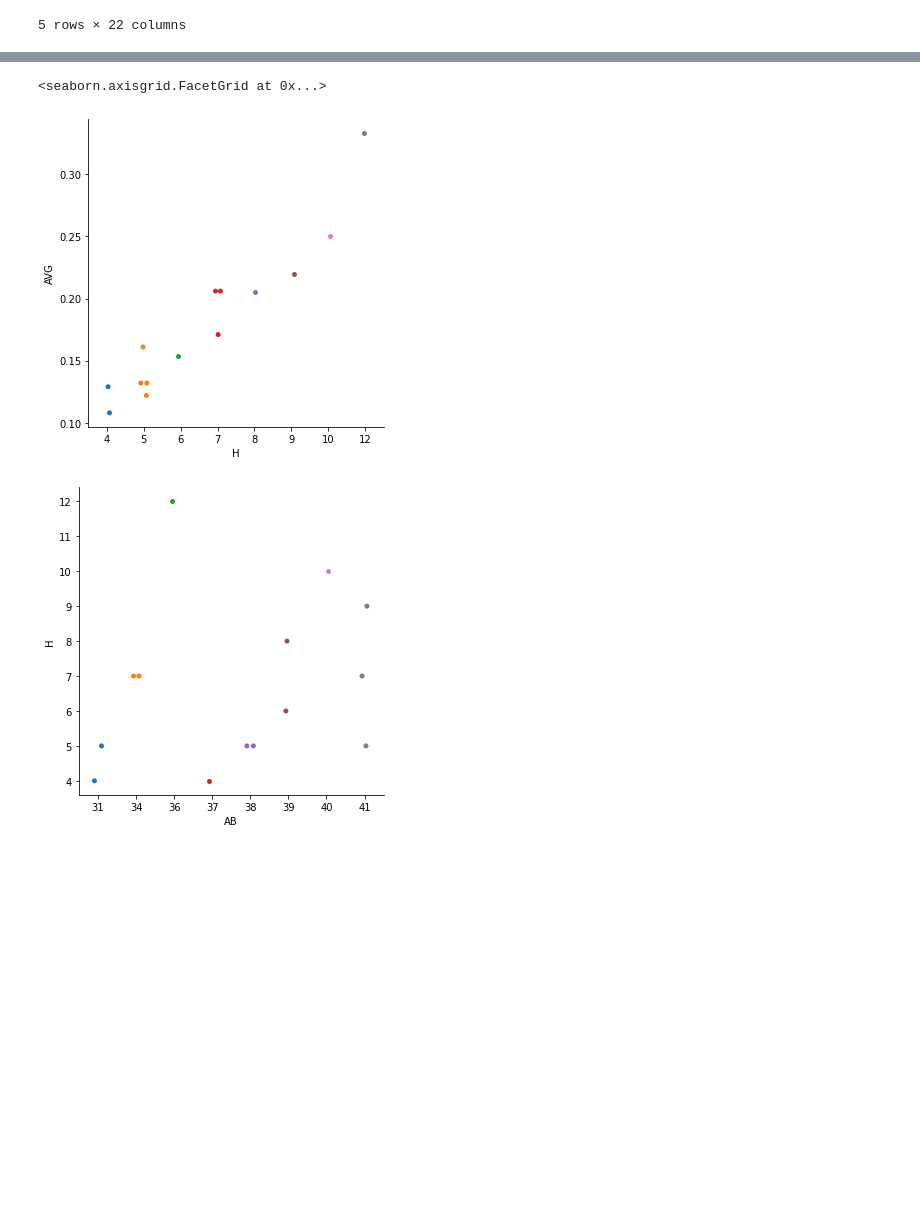
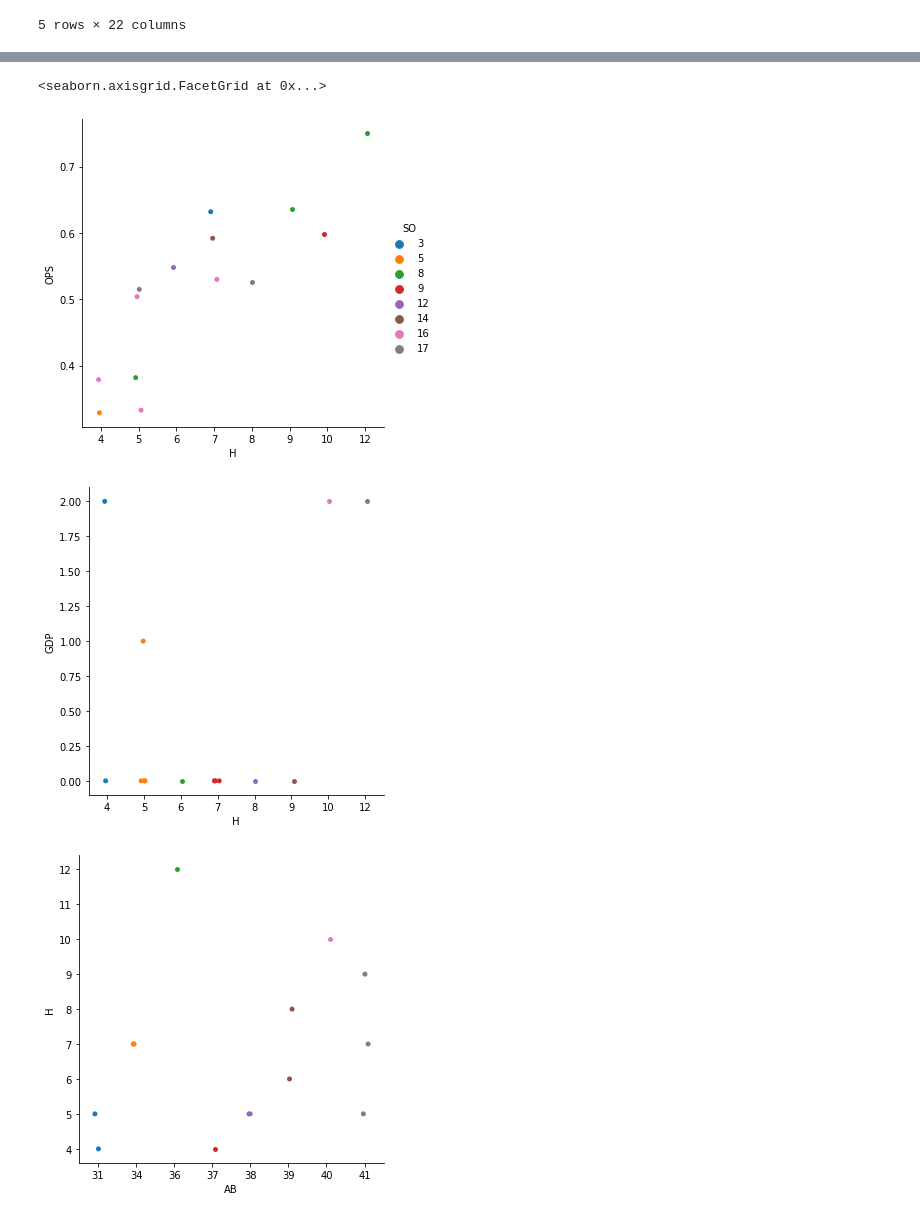
Before and after one commit to MicahlDeRosa/Baseball_stats, a Jupyter notebook: Untitled-1.ipynb, the cells around one changed output, grey strips where cells are left out. Drawn from its saved outputs; the diff is of its cells as text; code cells hidden in the pictures; blank space fills up the shorter version.

```diff
--- a/Untitled-1.ipynb
+++ b/Untitled-1.ipynb
@@ -91,8 +112,10 @@ sb.scatterplot(x='H', y='AVG', hue='AB', data=df_2)
 # %%
-sb.catplot(x='H', y='AVG', data=df_2)
+sb.catplot(x='H', y='OPS', hue='SO', data=df_2)
+sb.catplot(x='H', y='GDP', data=df_2)
 sb.catplot(x='AB', y='H', data=df_2)
 # %% [output]
 <seaborn.axisgrid.FacetGrid at 0x...>
-[figure, old version]
+[figure, new version]
-[figure, old version]
+[figure, new version]
+[figure, added]
 # %%
```
Also changed, not shown: parts of 5 cells of this notebook.
